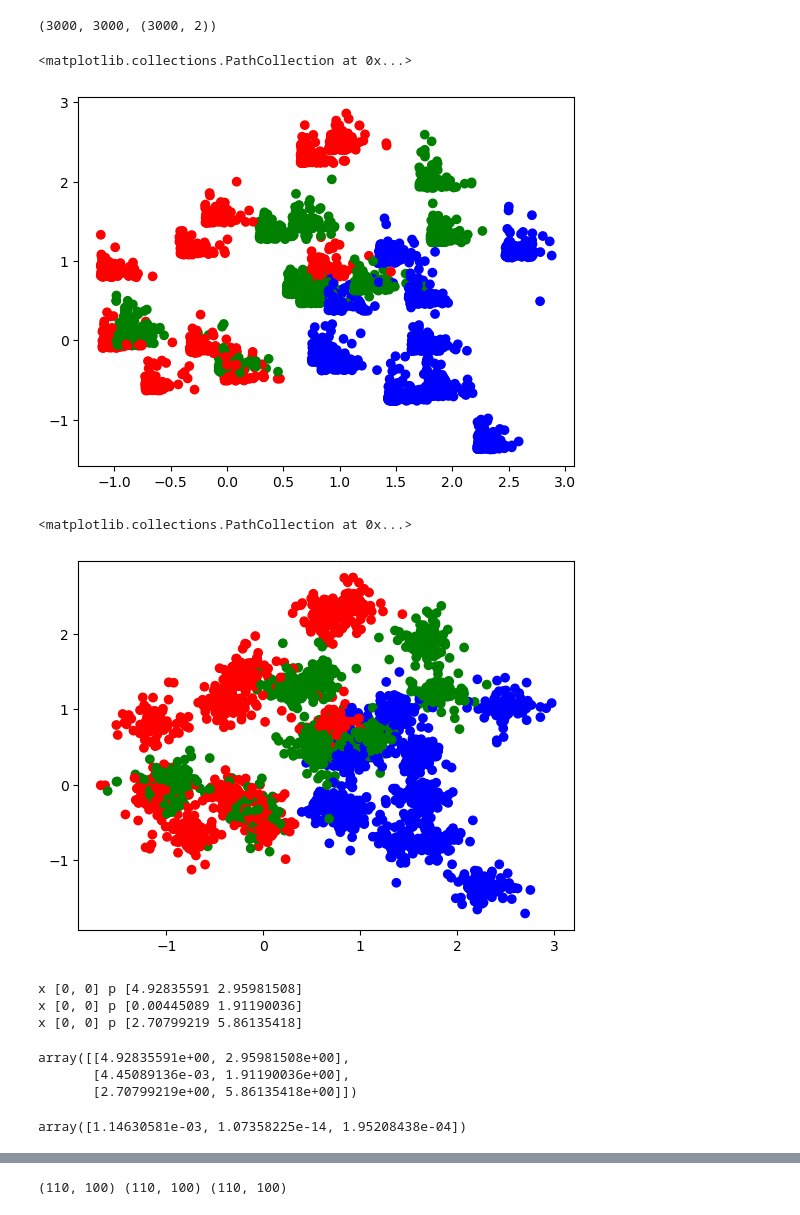
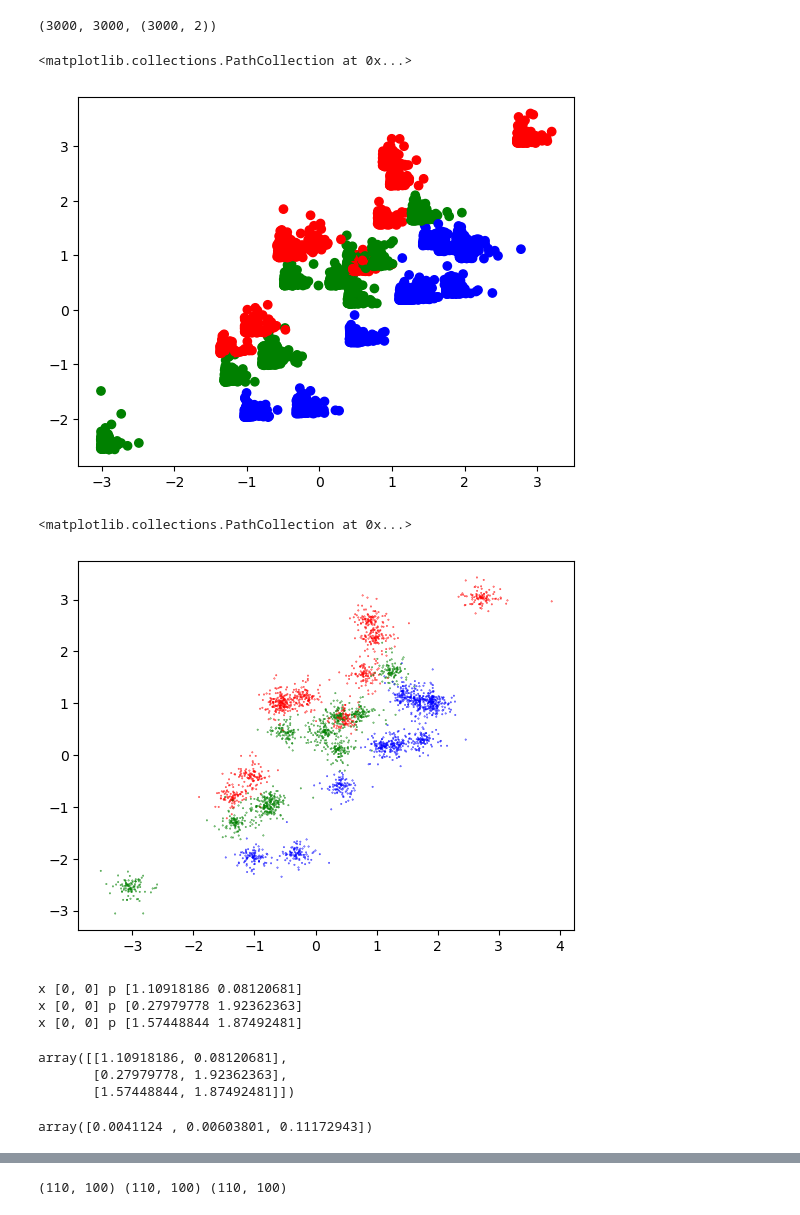
Before and after one commit to wltrimbl/uchicago-data221, a Jupyter notebook: notebooks/SHOTGUN-GENERATE.ipynb, the cells around one changed output, grey strips where cells are left out. Cells and saved outputs as stored; diff of their text form; code cells hidden in the pictures.

```diff
--- a/notebooks/SHOTGUN-GENERATE.ipynb
+++ b/notebooks/SHOTGUN-GENERATE.ipynb
@@ -9,7 +9,7 @@ import scipy.stats
 # for each class.  The vector space of the data is just 2d; we can fit a
 # logisitic regression classifier to
 # %%
-r = 0.5
+r = 0.85
 #You can generate n identical multivariate normals
 # with this funciton, but can't generate n different
 # MVNs at once.
@@ -34,7 +34,7 @@ plt.scatter(means_3[:,0], means_3[:,1])
 means = [means_1, means_2, means_3]
 # %%
 # generate some data..
-Rexp = 0.1
+Rexp = 0.5
 def generate_some_data(means):
     points = []
     for m in means:
@@ -95,7 +95,7 @@ len(points), len(c), points.shape
 plt.scatter(points[:,0], points[:,1], c=c )
 # %% [output]
 <matplotlib.collections.PathCollection at 0x...>
-[figure, old version]
+[figure, new version]
 # %%
 # This is not quite right; my "exponential" functions are always positive.
 #
@@ -117,11 +117,11 @@ points, labels = generate_some_data(means)
 # %%
 colormap = {0: "r", 1: "b", 2: "g"}
 c = [colormap[i] for i in labels]
 len(points), len(c), points.shape
-plt.scatter(points[:,0], points[:,1], c=c)
+plt.scatter(points[:,0], points[:,1], c=c, s=0.1)
 # %% [output]
 <matplotlib.collections.PathCollection at 0x...>
-[figure, old version]
+[figure, new version]
 # %%
 # I know the density precisely; I just have to sum over 30 two-dimensional Laplace densities:
 # %%
@@ -137,12 +137,12 @@ def shotgun_density(x, means):
     return(np.array(density))
 shotgun_density([0,0],means)
 # %% [output]
-x [0, 0] p [4.92835591 2.95981508]
-x [0, 0] p [0.00445089 1.91190036]
-x [0, 0] p [2.70799219 5.86135418]
+x [0, 0] p [1.10918186 0.08120681]
+x [0, 0] p [0.27979778 1.92362363]
+x [0, 0] p [1.57448844 1.87492481]
-array([[4.92835591e+00, 2.95981508e+00],
-       [4.45089136e-03, 1.91190036e+00],
-       [2.70799219e+00, 5.86135418e+00]])
+array([[1.10918186, 0.08120681],
+       [0.27979778, 1.92362363],
+       [1.57448844, 1.87492481]])
 # %%
 # This is funny... you give scipy.stats.laplace.pdf ( x = [0,0] and means = [0,0] )
 # and it returns TWO numbers... oh, dear.  scipy.stats.laplace is a 1d function.
@@ -157,9 +157,9 @@ def shotgun_density(x, means=means):
             p=0
             for i in range(len(means[m])):   # there are len(means[m]) subclusters
                 # means[m][i] is the x1, x2 center of a cluster
-                p = p+ np.exp ( - np.sum( ( x-means[m][i]) **2 / 2 / Rexp**2)  )
+                p = p+ np.exp ( - np.sqrt(np.sum( ( x-means[m][i]) **2 / 2 / Rexp**2)) )
             density.append(p)
     return(np.array(density))
 shotgun_density([0,0],means)
 # %% [output]
-array([1.14630581e-03, 1.07358225e-14, 1.95208438e-04])
+array([0.0041124 , 0.00603801, 0.11172943])
```
Also changed, not shown: parts of 18 cells of this notebook, 8 other files.
